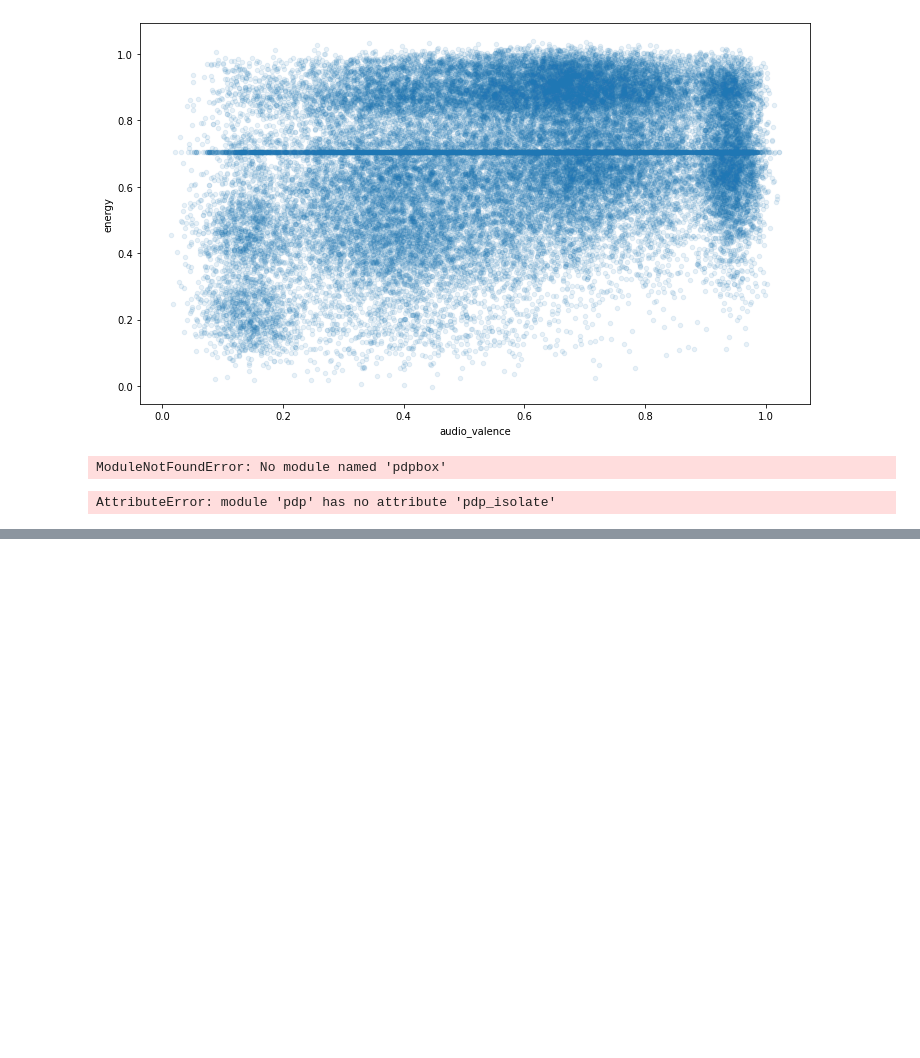
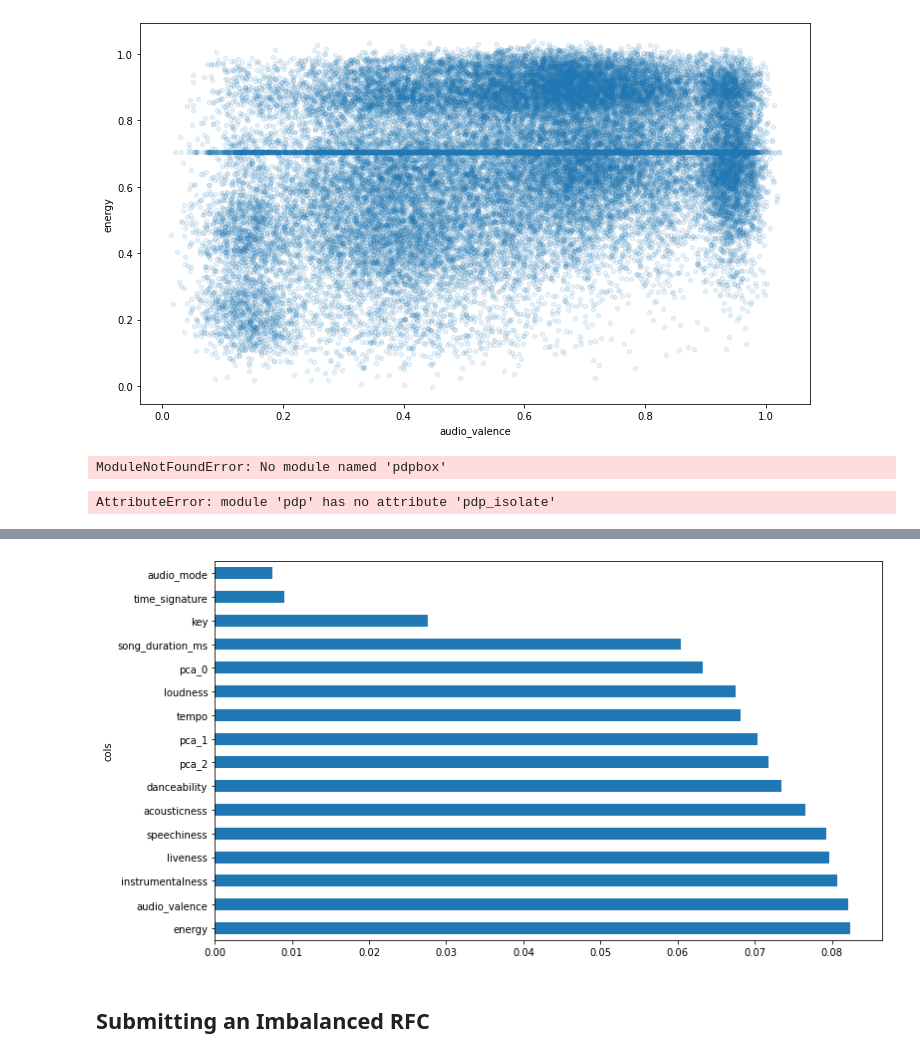
Before and after one commit to berlemontkevin/FrenchNeurons_SongPopularityPrediction, a Jupyter notebook: predicitve_algorithms/random-forest-exploration.ipynb, the cells around one changed output, grey strips where cells are left out. Saved outputs shown, nothing was run; the diff lists cells and outputs as text; code cells hidden in the pictures; blank space fills up the shorter version.

```diff
--- a/predicitve_algorithms/random-forest-exploration.ipynb
+++ b/predicitve_algorithms/random-forest-exploration.ipynb
@@ -119,0 +223,13 @@ AttributeError: module 'pdp' has no attribute 'pdp_isolate'
+# %%
+from sklearn import decomposition
+
+
+pca = decomposition.PCA(n_components=3)
+pca.fit(train[useful_cols])
+pca_train = pca.transform(train[useful_cols])
+
+columns = ['pca_%i' % i for i in range(3)]
+train[columns] = pca_train
+useful_cols = [col for col in train.columns if col not in ['id', 'song_popularity']]
+
+X_train, X_valid, y_train, y_valid = train_test_split(train[useful_cols], train['song_popularity'], test_size=0.2, random_state=42)
@@ -119,0 +247,7 @@ AttributeError: module 'pdp' has no attribute 'pdp_isolate'
+# %%
+fi_bcw = rf_feat_importance(clf_bcw, X_train)
+plot_fi(fi_bcw);
+# %% [output]
+[figure, added]
+# %% [markdown]
+## Submitting an Imbalanced RFC
```
Also changed, not shown: parts of 21 cells of this notebook, 1 other file.
